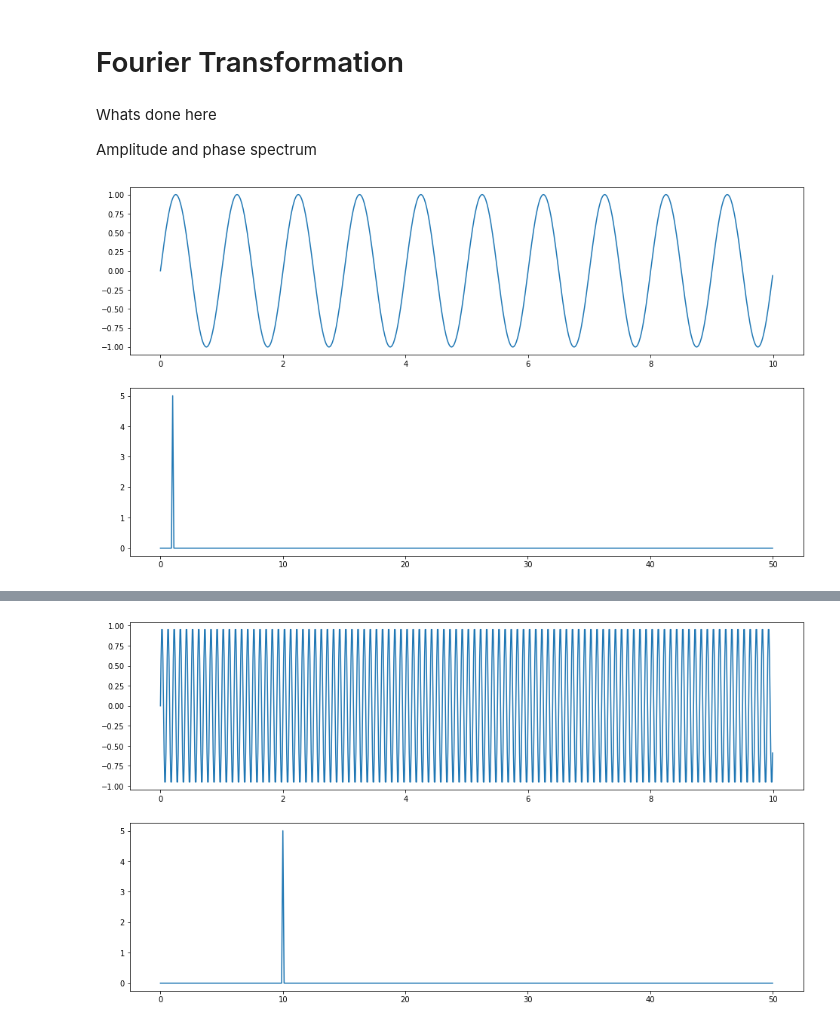
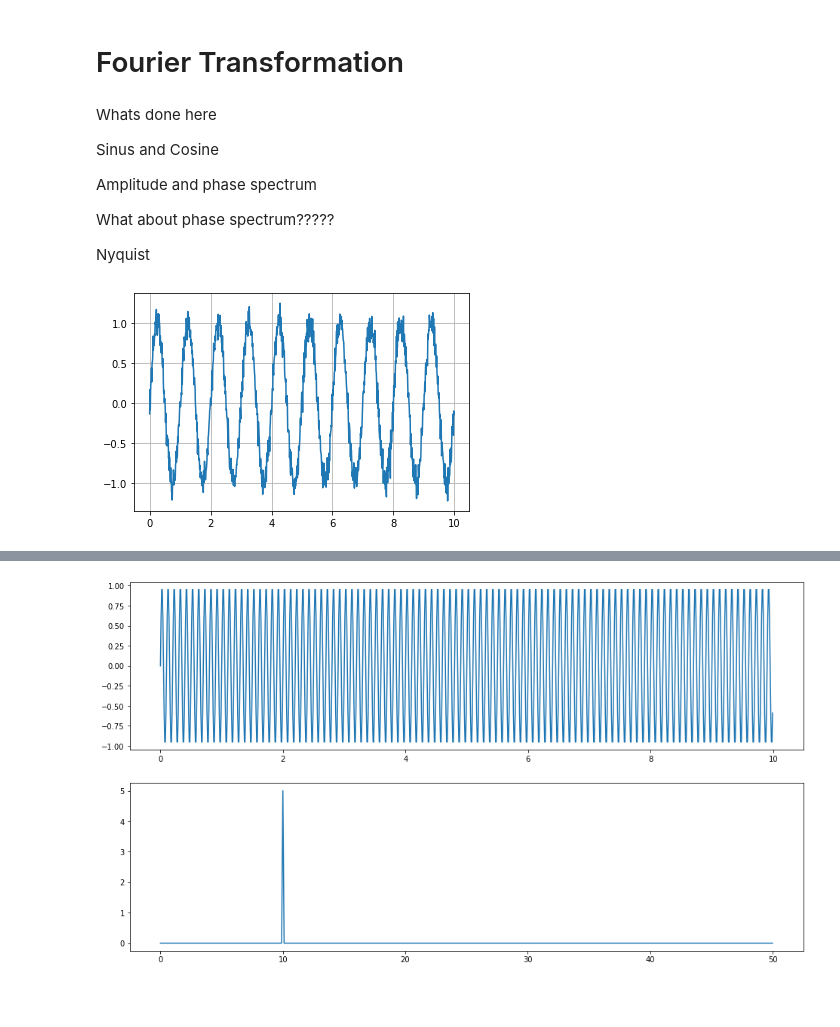
Before and after one commit to torstendahm/seismology_classroom, a Jupyter notebook: numerical_tools/2. Fourier_Transform_intro.ipynb, the cells around one changed output, grey strips where cells are left out. Drawn from its saved outputs; the diff is of its cells as text; code cells hidden in the pictures; blank space fills up the shorter version.

```diff
--- a/numerical_tools/2. Fourier_Transform_intro.ipynb
+++ b/numerical_tools/2. Fourier_Transform_intro.ipynb
@@ -3,7 +3,13 @@
 # %% [markdown]
 Whats done here
 
+Sinus and Cosine
+
 Amplitude and phase spectrum
+
+What about phase spectrum?????
+
+Nyquist
 # %%
 import numpy as num
 import scipy as sp
@@ -16,19 +22,12 @@ dt = 1 / df  # Abtastintervall [s]
 numsamples = timelen * df
 x = num.arange(numsamples) / df
 # %%
-sin1 = 1.
-ysignal = num.sin(2 * num.pi * sin1 * x)
+sin1 = 1 # frequency of signal, inverse of periode
+ysignal = num.sin(2 * num.pi * sin1 * x) + num.random.normal(0, 0.1, len(x))
 
-amps = abs(num.fft.rfft(ysignal)) * dt
-freqs = num.fft.rfftfreq(numsamples, d=dt)
-
-plt.figure(figsize=(16, 9))
-ax = plt.subplot(2, 1, 1)
-ax.plot(x, ysignal)
-ax = plt.subplot(2, 1, 2)
-ax.plot(freqs, amps)
-# ax.loglog(freqs, amps)
-
+plt.figure()
+plt.plot(x, ysignal)
+plt.grid()
 plt.show()
 # %% [output]
-[figure, old version]
+[figure, new version]
```
Also changed, not shown: parts of 8 cells of this notebook, 12 other files.
